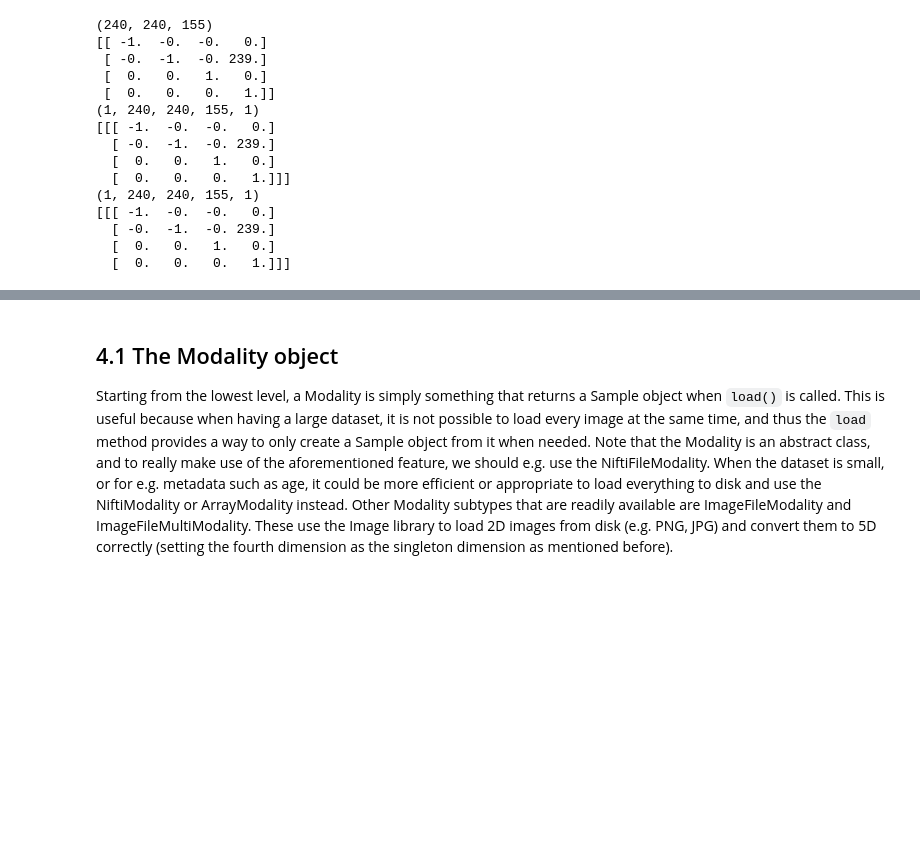
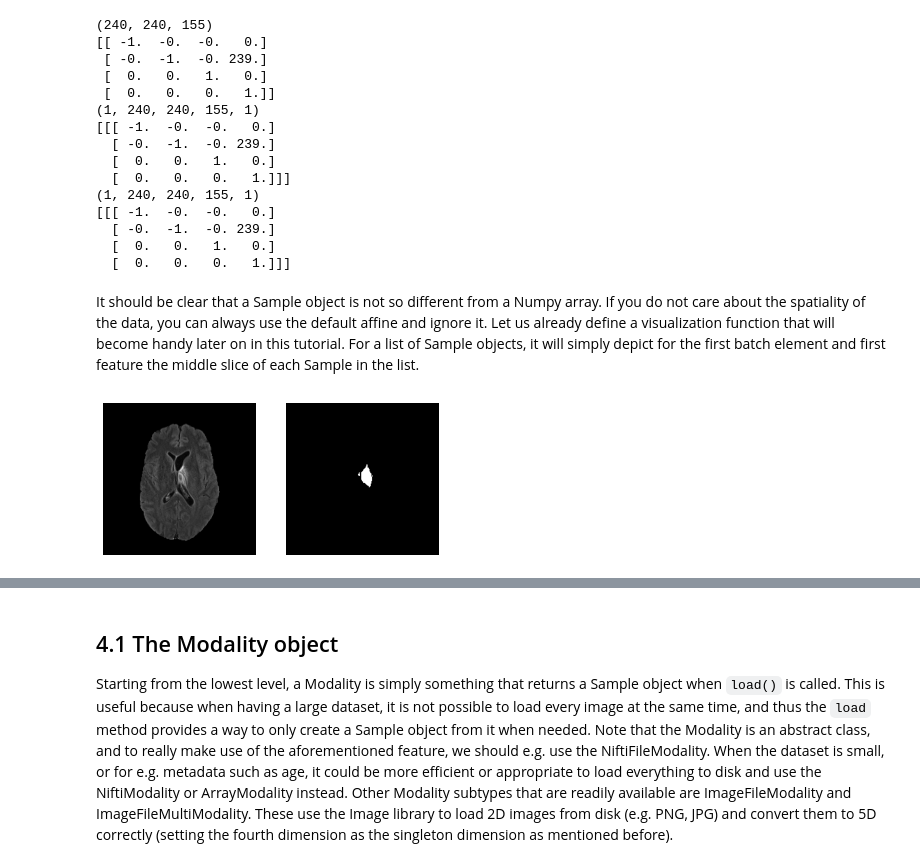
Before and after one commit to JeroenBertels/deepvoxnet2, a Jupyter notebook: demos/deepvoxnet2.ipynb, the cells around one changed output, grey strips where cells are left out. Drawn from its saved outputs; the diff is of its cells as text; code cells hidden in the pictures; blank space fills up the shorter version.

Commit message:
Working on improved notebook introduction (up till Transformer object).

```diff
--- a/demos/deepvoxnet2.ipynb
+++ b/demos/deepvoxnet2.ipynb
@@ -115,3 +123,23 @@ print(gt_sample.affine)
   [ -0.  -1.  -0. 239.]
   [  0.   0.   1.   0.]
   [  0.   0.   0.   1.]]]
+# %% [markdown]
+It should be clear that a Sample object is not so different from a Numpy array.
+If you do not care about the spatiality of the data, you can always use the default affine and ignore it.
+Let us already define a visualization function that will become handy later on in this tutorial.
+For a list of Sample objects, it will simply depict for the first batch element and first feature the middle slice of each Sample in the list.
+# %%
+from matplotlib import pyplot as plt
+
+def visualize_list_of_samples(list_of_samples):
+    n_cols = len(list_of_samples)
+    fig, axs = plt.subplots(1, n_cols, figsize=(n_cols * 3, 3))
+    axs = [axs] if n_cols == 1 else axs
+    for i, sample in enumerate(list_of_samples):
+        axs[i].imshow(sample[0, :, :, sample.shape[3] // 2, 0].T, cmap="gray"), axs[i].axis("off")
+
+    plt.show()
+
+visualize_list_of_samples((flair_sample, gt_sample))
+# %% [output]
+[figure, added]
```
Also changed, not shown: parts of 27 cells of this notebook.
